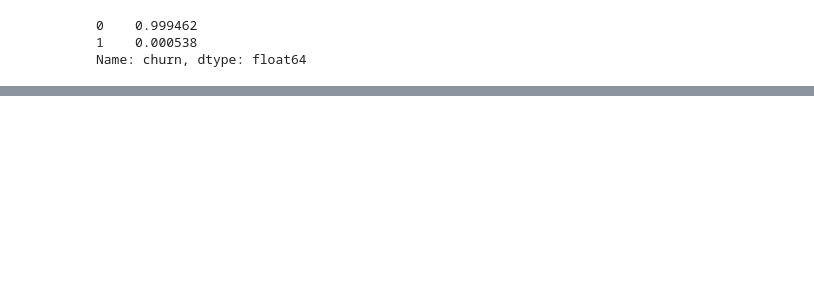
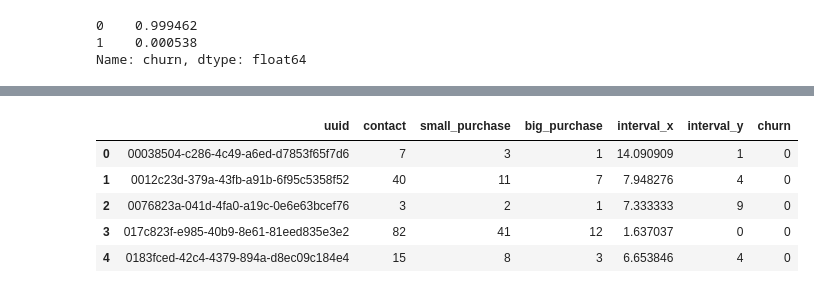
Before and after one commit to raquelcreis/customer_survival, a Jupyter notebook: notebook.ipynb, the cells around one changed output, grey strips where cells are left out. Cells and saved outputs as stored; diff of their text form; code cells hidden in the pictures; blank space fills up the shorter version.

Commit message:
dfUsers

```diff
--- a/notebook.ipynb
+++ b/notebook.ipynb
@@ -132,0 +157,15 @@ Name: churn, dtype: float64
+# %%
+sumTypeEvents = df.groupby(['uuid'])[['contact','small_purchase','big_purchase']].agg('sum').reset_index()
+meanInterval = df.groupby(['uuid'])['interval'].agg('mean').reset_index()
+lastInterval = df.groupby(['uuid'])[['interval','churn']].last().reset_index()
+
+dfUsers = pd.merge(pd.merge(sumTypeEvents,meanInterval,on='uuid'),lastInterval,on='uuid')
+# %%
+dfUsers.head()
+# %% [output]
+|  | uuid | contact | small_purchase | big_purchase | interval_x | interval_y | churn |
+| 0 | 00038504-c286-4c49-a6ed-d7853f65f7d6 | 7 | 3 | 1 | 14.090909 | 1 | 0 |
+| 1 | 0012c23d-379a-43fb-a91b-6f95c5358f52 | 40 | 11 | 7 | 7.948276 | 4 | 0 |
+| 2 | 0076823a-041d-4fa0-a19c-0e6e63bcef76 | 3 | 2 | 1 | 7.333333 | 9 | 0 |
+| 3 | 017c823f-e985-40b9-8e61-81eed835e3e2 | 82 | 41 | 12 | 1.637037 | 0 | 0 |
+| 4 | 0183fced-42c4-4379-894a-d8ec09c184e4 | 15 | 8 | 3 | 6.653846 | 4 | 0 |
```
Also changed, not shown: parts of 7 cells of this notebook.
